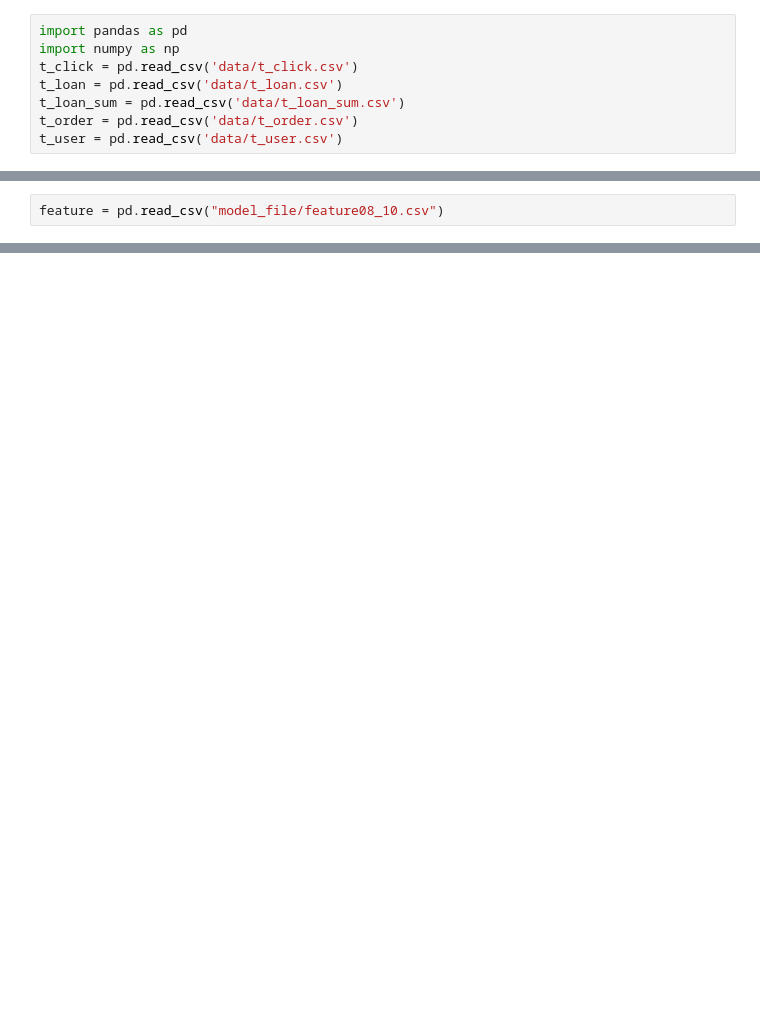
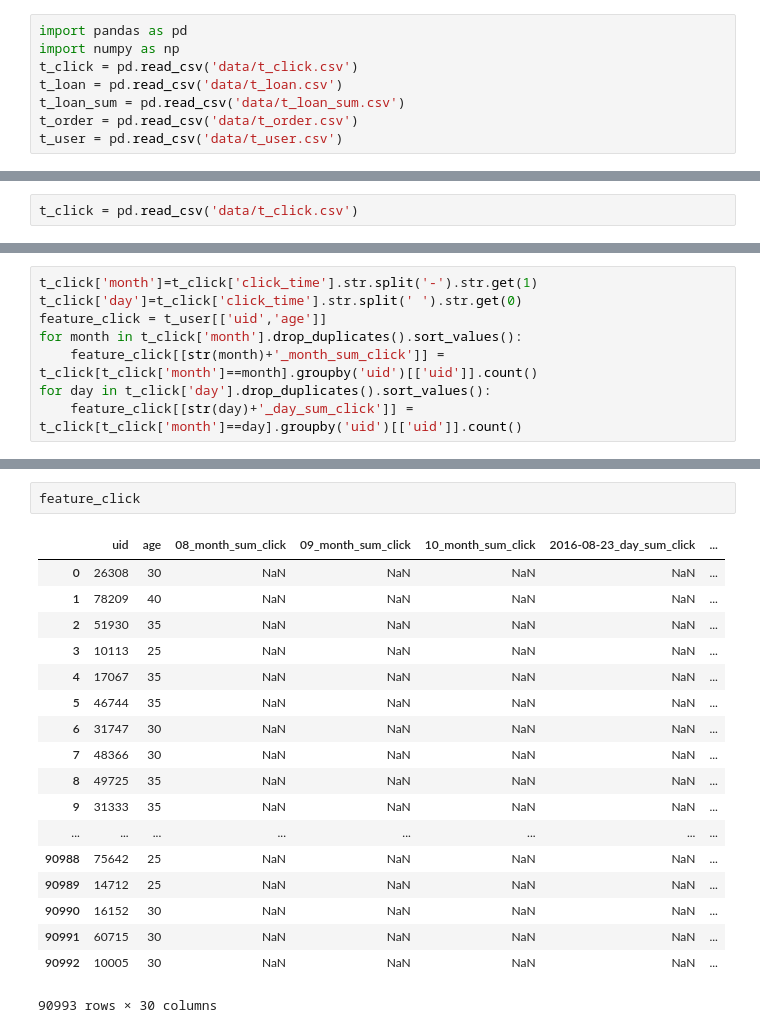
Before and after one commit to lkjie/JDRisk, a Jupyter notebook: jtest.ipynb, the cells around one changed output, grey strips where cells are left out. Drawn from its saved outputs; the diff is of its cells as text; blank space fills up the shorter version.

```diff
--- a/jtest.ipynb
+++ b/jtest.ipynb
@@ -38,2 +9,2 @@ param = {
 # %%
-feature = pd.read_csv("model_file/feature08_10.csv")
+t_click = pd.read_csv('data/t_click.csv')
@@ -63,0 +34,8 @@ feature
+# %%
+t_click['month']=t_click['click_time'].str.split('-').str.get(1)
+t_click['day']=t_click['click_time'].str.split(' ').str.get(0)
+feature_click = t_user[['uid','age']]
+for month in t_click['month'].drop_duplicates().sort_values():
+    feature_click[[str(month)+'_month_sum_click']] = t_click[t_click['month']==month].groupby('uid')[['uid']].count()
+for day in t_click['day'].drop_duplicates().sort_values():
+    feature_click[[str(day)+'_day_sum_click']] = t_click[t_click['month']==day].groupby('uid')[['uid']].count()
@@ -63,0 +50,21 @@ feature
+# %%
+feature_click
+# %% [output]
+|  | uid | age | 08_month_sum_click | 09_month_sum_click | 10_month_sum_click | 2016-08-23_day_sum_click | ... |
+| 0 | 26308 | 30 | NaN | NaN | NaN | NaN | ... |
+| 1 | 78209 | 40 | NaN | NaN | NaN | NaN | ... |
+| 2 | 51930 | 35 | NaN | NaN | NaN | NaN | ... |
+| 3 | 10113 | 25 | NaN | NaN | NaN | NaN | ... |
+| 4 | 17067 | 35 | NaN | NaN | NaN | NaN | ... |
+| 5 | 46744 | 35 | NaN | NaN | NaN | NaN | ... |
+| 6 | 31747 | 30 | NaN | NaN | NaN | NaN | ... |
+| 7 | 48366 | 30 | NaN | NaN | NaN | NaN | ... |
+| 8 | 49725 | 35 | NaN | NaN | NaN | NaN | ... |
+| 9 | 31333 | 35 | NaN | NaN | NaN | NaN | ... |
+| ... | ... | ... | ... | ... | ... | ... | ... |
+| 90988 | 75642 | 25 | NaN | NaN | NaN | NaN | ... |
+| 90989 | 14712 | 25 | NaN | NaN | NaN | NaN | ... |
+| 90990 | 16152 | 30 | NaN | NaN | NaN | NaN | ... |
+| 90991 | 60715 | 30 | NaN | NaN | NaN | NaN | ... |
+| 90992 | 10005 | 30 | NaN | NaN | NaN | NaN | ... |
+90993 rows × 30 columns
```
Also changed, not shown: parts of 7 cells of this notebook, 4 other files.
